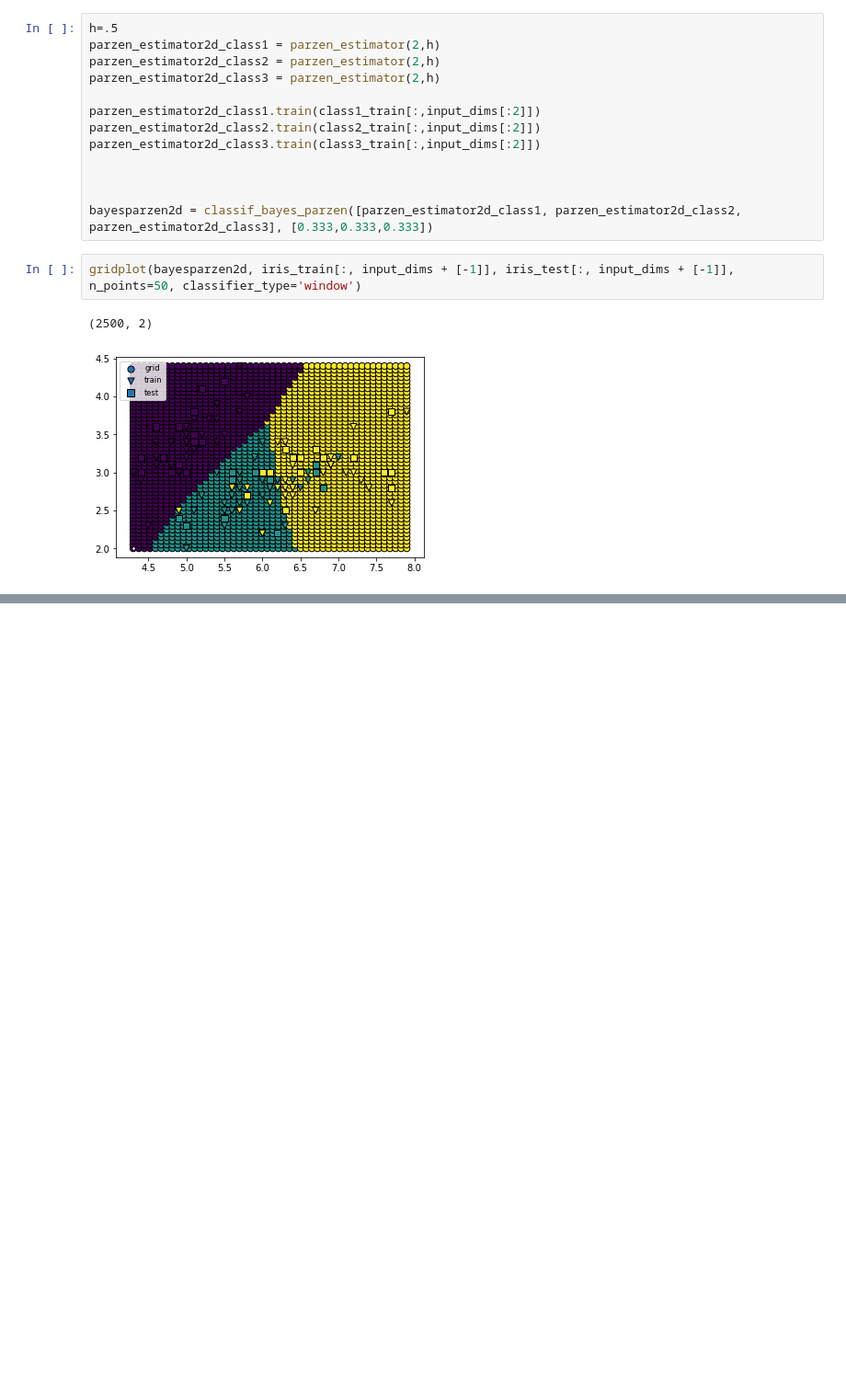
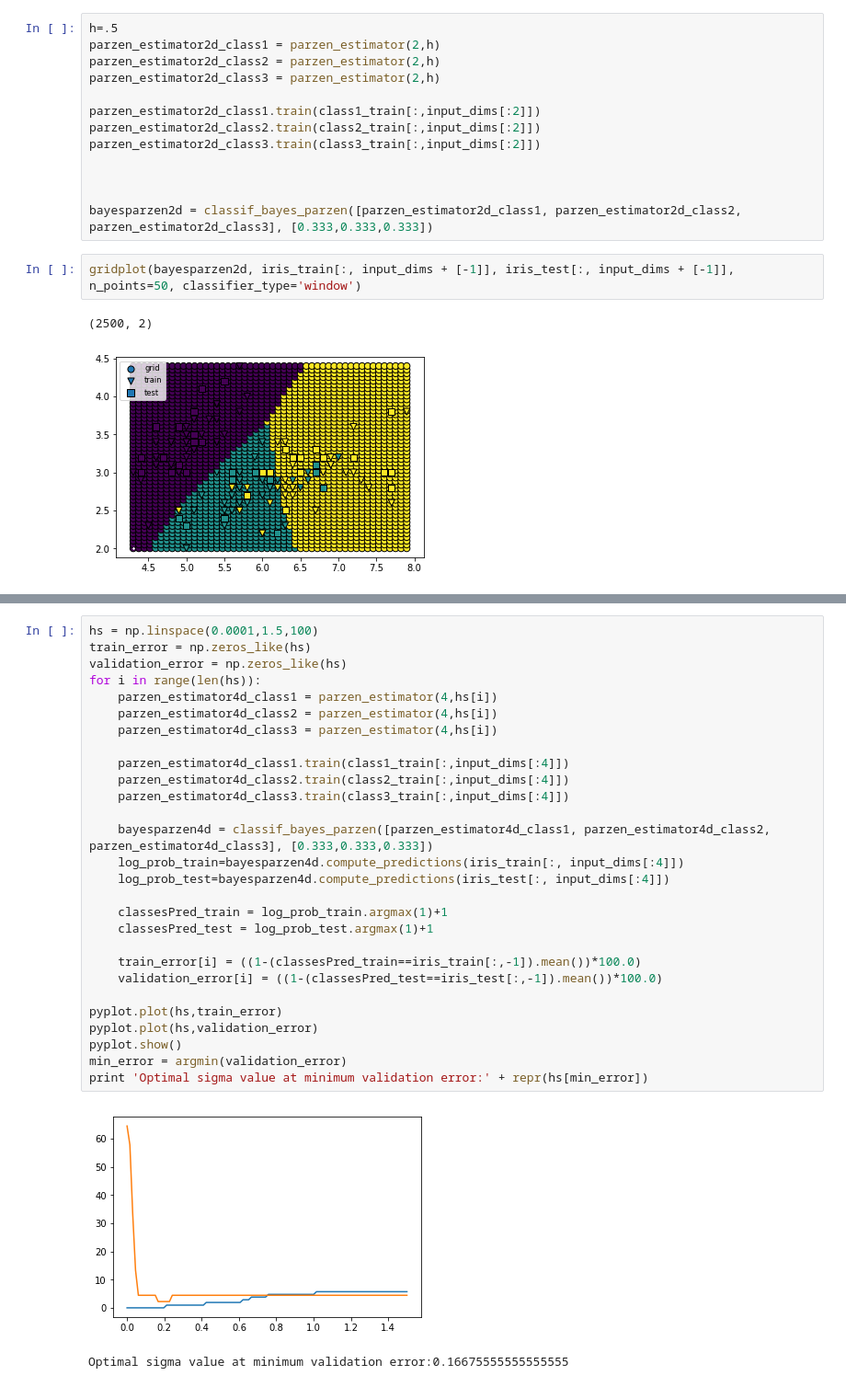
Before and after one commit to KyleGoyette/MachineLearningDevoir1, a Jupyter notebook: Question 3.ipynb, the cells around one changed output, grey strips where cells are left out. Shown at 92% size. Saved outputs shown, nothing was run; the diff lists cells and outputs as text; blank space fills up the shorter version.

```diff
--- a/Question 3.ipynb
+++ b/Question 3.ipynb
@@ -410,0 +471,31 @@ gridplot(bayesparzen2d, iris_train[:, input_dims + [-1]], iris_test[:, input_dim
+# %%
+hs = np.linspace(0.0001,1.5,100)
+train_error = np.zeros_like(hs)
+validation_error = np.zeros_like(hs)
+for i in range(len(hs)):
+    parzen_estimator4d_class1 = parzen_estimator(4,hs[i])
+    parzen_estimator4d_class2 = parzen_estimator(4,hs[i])
+    parzen_estimator4d_class3 = parzen_estimator(4,hs[i])
+
+    parzen_estimator4d_class1.train(class1_train[:,input_dims[:4]])
+    parzen_estimator4d_class2.train(class2_train[:,input_dims[:4]])
+    parzen_estimator4d_class3.train(class3_train[:,input_dims[:4]])
+
+    bayesparzen4d = classif_bayes_parzen([parzen_estimator4d_class1, parzen_estimator4d_class2, parzen_estimator4d_class3], [0.333,0.333,0.333])
+    log_prob_train=bayesparzen4d.compute_predictions(iris_train[:, input_dims[:4]])
+    log_prob_test=bayesparzen4d.compute_predictions(iris_test[:, input_dims[:4]])
+
+    classesPred_train = log_prob_train.argmax(1)+1
+    classesPred_test = log_prob_test.argmax(1)+1
+
+    train_error[i] = ((1-(classesPred_train==iris_train[:,-1]).mean())*100.0)
+    validation_error[i] = ((1-(classesPred_test==iris_test[:,-1]).mean())*100.0)
+
+pyplot.plot(hs,train_error)
+pyplot.plot(hs,validation_error)
+pyplot.show()
+min_error = argmin(validation_error)
+print 'Optimal sigma value at minimum validation error:' + repr(hs[min_error])
+# %% [output]
+[figure, added]
+Optimal sigma value at minimum validation error:0.16675555555555555
```
Also changed, not shown: parts of 6 cells of this notebook.
